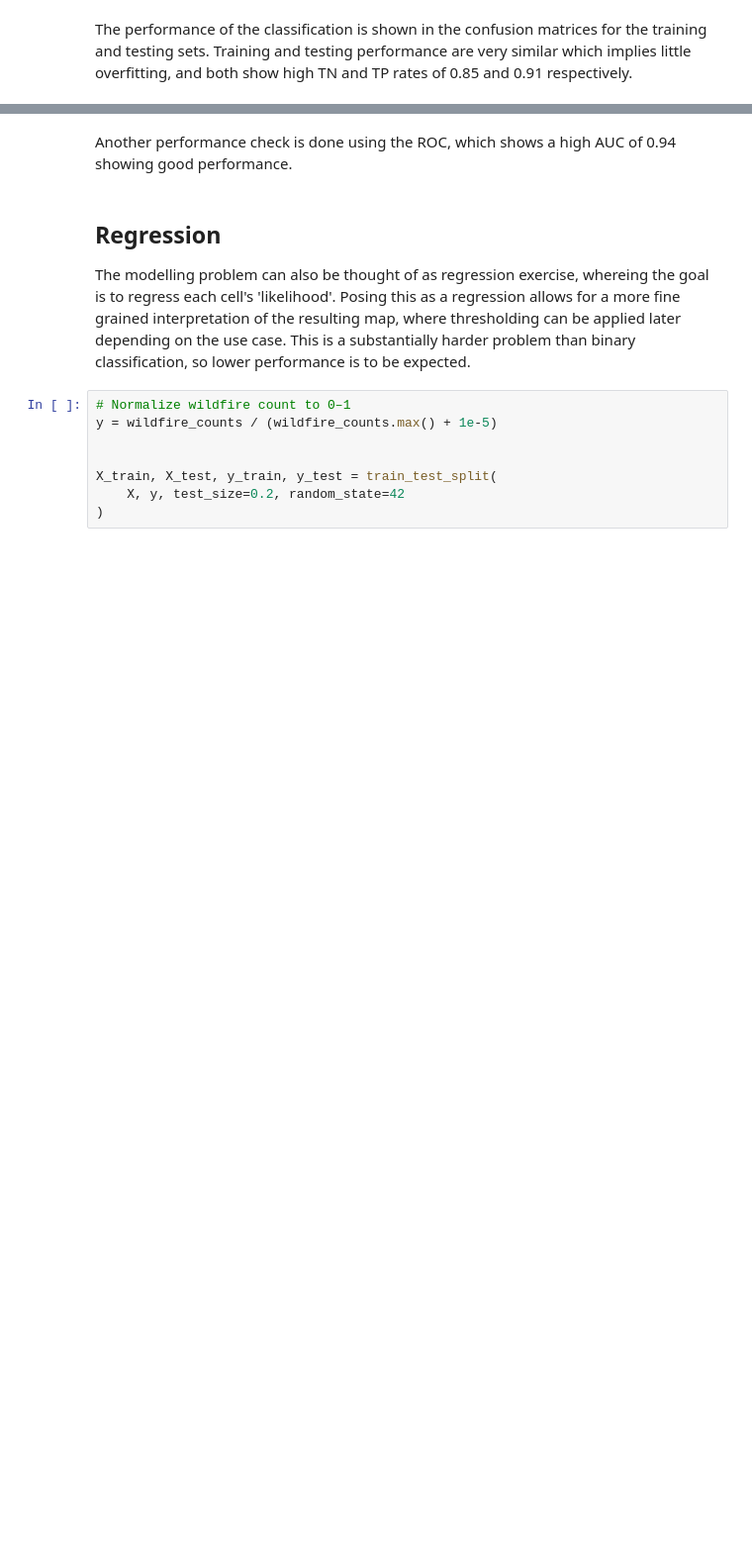
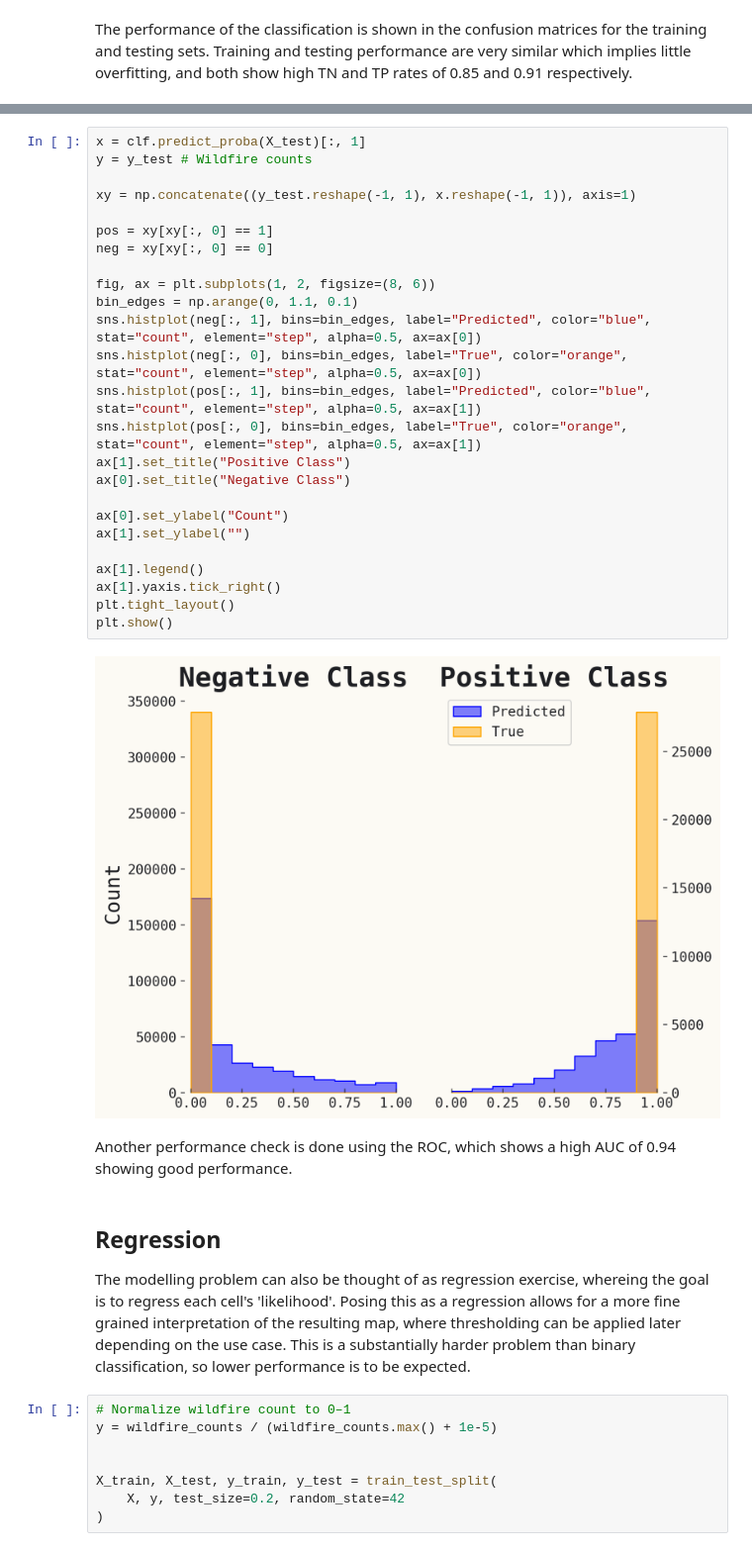
Before and after one commit to jerbeario/MasterThesis, a Jupyter notebook: Baseline/sandbox.ipynb, the cells around one changed output, grey strips where cells are left out. Shown at 99% size. Cells and saved outputs as stored; diff of their text form; blank space fills up the shorter version.

```diff
--- a/Baseline/sandbox.ipynb
+++ b/Baseline/sandbox.ipynb
@@ -190,3 +262,30 @@ plt.show()
+# %%
+x = clf.predict_proba(X_test)[:, 1]
+y = y_test # Wildfire counts
+
+xy = np.concatenate((y_test.reshape(-1, 1), x.reshape(-1, 1)), axis=1)
+
+pos = xy[xy[:, 0] == 1]
+neg = xy[xy[:, 0] == 0]
+
+fig, ax = plt.subplots(1, 2, figsize=(8, 6))
+bin_edges = np.arange(0, 1.1, 0.1)
+sns.histplot(neg[:, 1], bins=bin_edges, label="Predicted", color="blue", stat="count", element="step", alpha=0.5, ax=ax[0])
+sns.histplot(neg[:, 0], bins=bin_edges, label="True", color="orange", stat="count", element="step", alpha=0.5, ax=ax[0])
+sns.histplot(pos[:, 1], bins=bin_edges, label="Predicted", color="blue", stat="count", element="step", alpha=0.5, ax=ax[1])
+sns.histplot(pos[:, 0], bins=bin_edges, label="True", color="orange", stat="count", element="step", alpha=0.5, ax=ax[1])
+ax[1].set_title("Positive Class")
+ax[0].set_title("Negative Class")
+
+ax[0].set_ylabel("Count")
+ax[1].set_ylabel("")
+
+ax[1].legend()
+ax[1].yaxis.tick_right()
+plt.tight_layout()
+plt.show()
+# %% [output]
+[figure, added]
 # %% [markdown]
 Another performance check is done using the ROC, which shows a high AUC of 0.94 showing good performance.
 # %% [markdown]
```
Also changed, not shown: parts of 12 cells of this notebook, 6 other files.
